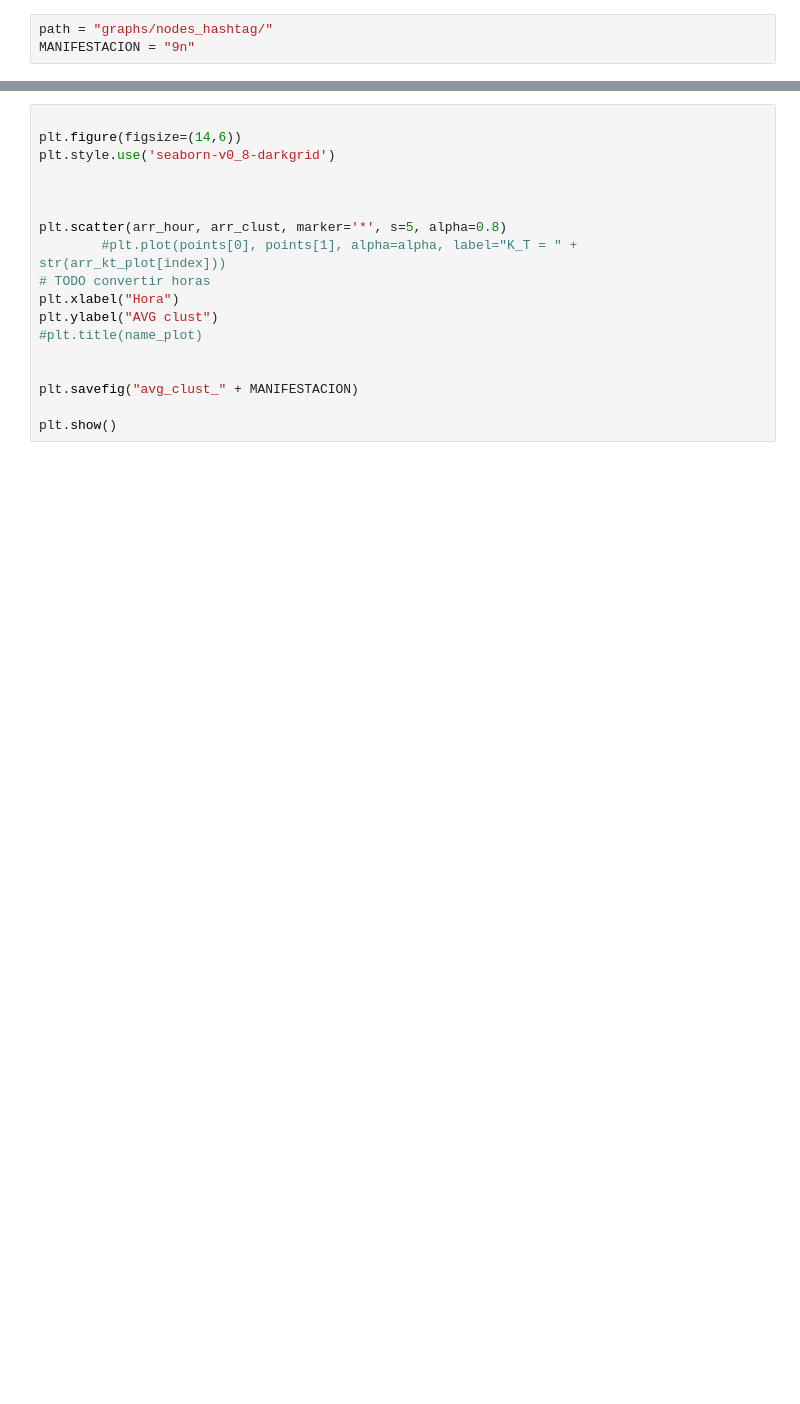
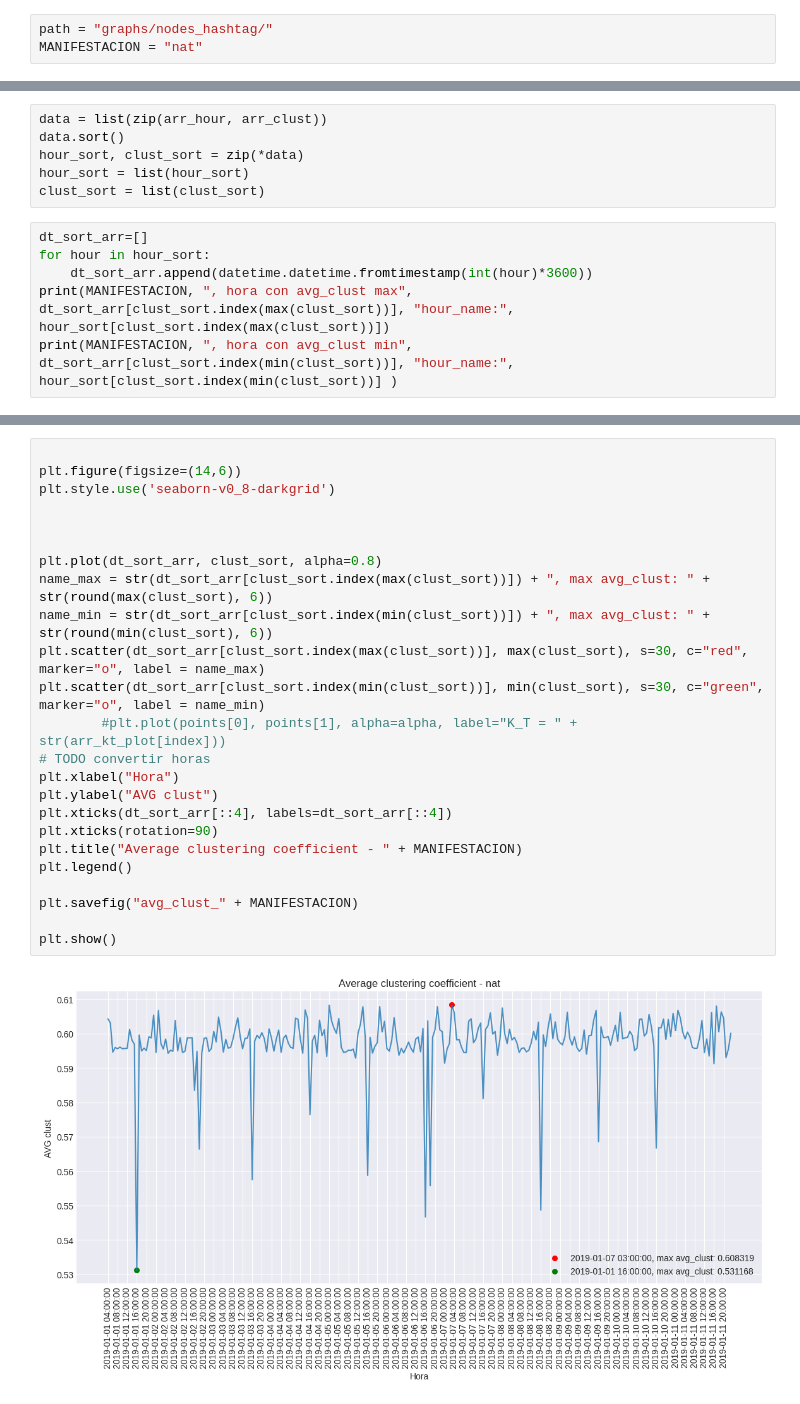
Before and after one commit to Manusua/Social_Manifestations_Fractal, a Jupyter notebook: clust_time.ipynb, the cells around one changed output, grey strips where cells are left out. Cells and saved outputs as stored; diff of their text form; blank space fills up the shorter version.

```diff
--- a/clust_time.ipynb
+++ b/clust_time.ipynb
@@ -6,7 +6,7 @@ import tqdm as tqdm
 import matplotlib.pyplot as plt
 # %%
 path = "graphs/nodes_hashtag/"
-MANIFESTACION = "9n"
+MANIFESTACION = "nat"
 # %%
 direct = path + MANIFESTACION + '/'
 arr_clust = []
@@ -35,0 +50,12 @@ Analizando grafo 436994
+# %%
+data = list(zip(arr_hour, arr_clust))
+data.sort()
+hour_sort, clust_sort = zip(*data)
+hour_sort = list(hour_sort)
+clust_sort = list(clust_sort)
+# %%
+dt_sort_arr=[]
+for hour in hour_sort:
+    dt_sort_arr.append(datetime.datetime.fromtimestamp(int(hour)*3600))
+print(MANIFESTACION, ", hora con avg_clust max", dt_sort_arr[clust_sort.index(max(clust_sort))], "hour_name:", hour_sort[clust_sort.index(max(clust_sort))])
+print(MANIFESTACION, ", hora con avg_clust min", dt_sort_arr[clust_sort.index(min(clust_sort))], "hour_name:", hour_sort[clust_sort.index(min(clust_sort))] )
@@ -36,18 +73,26 @@ Analizando grafo 436994
 # %%
 
 plt.figure(figsize=(14,6))
 plt.style.use('seaborn-v0_8-darkgrid')
 
 
 
-plt.scatter(arr_hour, arr_clust, marker='*', s=5, alpha=0.8)
+plt.plot(dt_sort_arr, clust_sort, alpha=0.8)
+name_max = str(dt_sort_arr[clust_sort.index(max(clust_sort))]) + ", max avg_clust: " + str(round(max(clust_sort), 6))
+name_min = str(dt_sort_arr[clust_sort.index(min(clust_sort))]) + ", max avg_clust: " + str(round(min(clust_sort), 6))
+plt.scatter(dt_sort_arr[clust_sort.index(max(clust_sort))], max(clust_sort), s=30, c="red", marker="o", label = name_max)
+plt.scatter(dt_sort_arr[clust_sort.index(min(clust_sort))], min(clust_sort), s=30, c="green", marker="o", label = name_min)
         #plt.plot(points[0], points[1], alpha=alpha, label="K_T = " + str(arr_kt_plot[index]))
 # TODO convertir horas
 plt.xlabel("Hora")
 plt.ylabel("AVG clust")
-#plt.title(name_plot)
-
+plt.xticks(dt_sort_arr[::4], labels=dt_sort_arr[::4])
+plt.xticks(rotation=90)
+plt.title("Average clustering coefficient - " + MANIFESTACION)
+plt.legend()
 
 plt.savefig("avg_clust_" + MANIFESTACION)
 
 plt.show()
+# %% [output]
+[figure, added]
```
Also changed, not shown: parts of 5 cells of this notebook, 19 other files.
